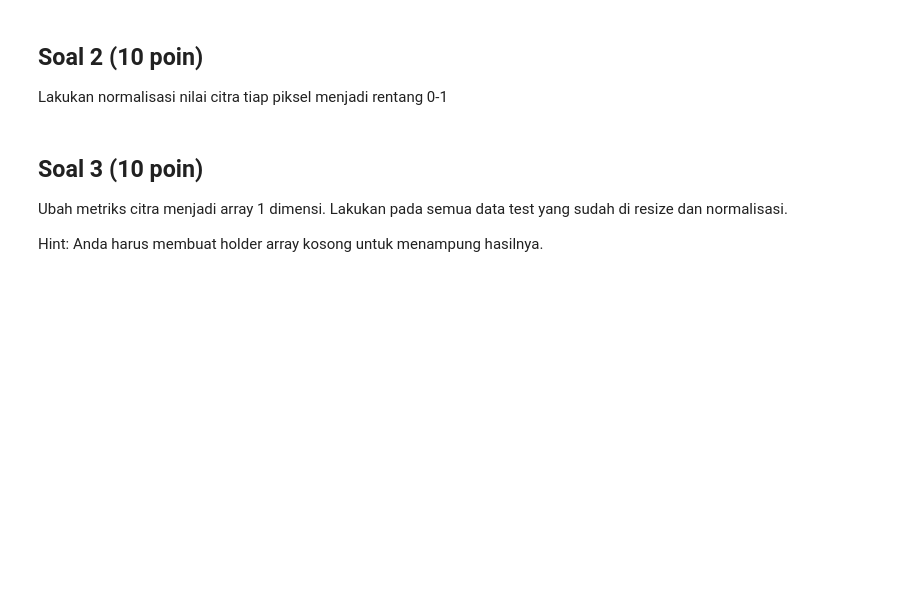
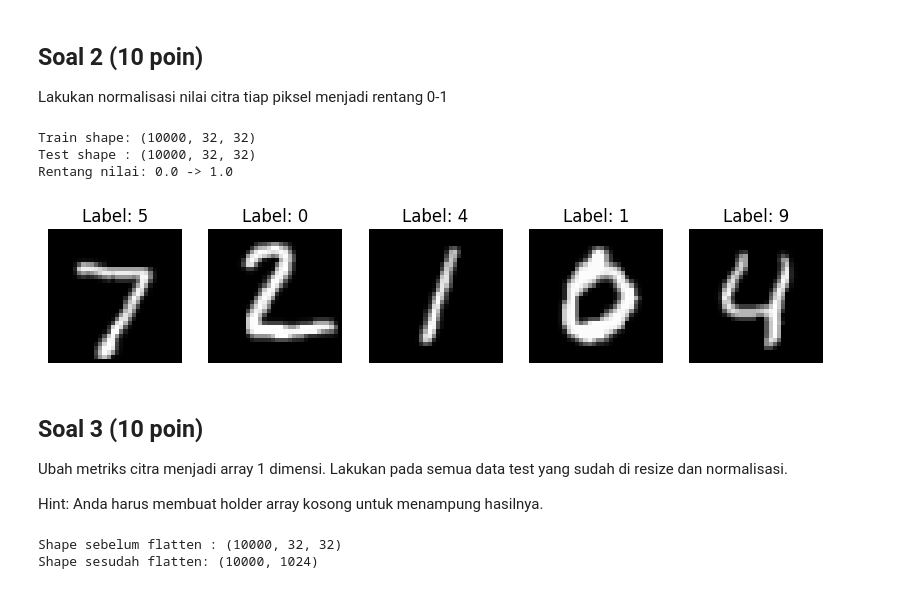
Before and after one commit to annisakrnn/Machine-Learning_2025, a Jupyter notebook: JS04_SOAL_KUIS1_ML.ipynb, the cells around one changed output. Drawn from its saved outputs; the diff is of its cells as text; code cells hidden in the pictures; blank space fills up the shorter version.

```diff
--- a/JS04_SOAL_KUIS1_ML.ipynb
+++ b/JS04_SOAL_KUIS1_ML.ipynb
@@ -422,3 +442,26 @@ Lakukan normalisasi nilai citra tiap piksel menjadi rentang 0-1
+# %%
+X_train_ = np.array([cv2.resize(img, (32, 32)) for img in X_train])
+X_test_  = np.array([cv2.resize(img, (32, 32)) for img in X_test])
+
+X_norm = X_train_.astype("float32") / 255.0
+X_norm  = X_test_.astype("float32") / 255.0
+
+print("Train shape:", X_norm.shape)
+print("Test shape :", X_norm.shape)
+print("Rentang nilai:", X_norm.min(), "->", X_norm.max())
+
+plt.figure(figsize=(10,2))
+for i in range(5):
+    plt.subplot(1,5,i+1)
+    plt.imshow(X_norm[i], cmap="gray")
+    plt.title(f"Label: {y_train[i]}")
+    plt.axis("off")
+plt.show()
+# %% [output]
+Train shape: (10000, 32, 32)
+Test shape : (10000, 32, 32)
+Rentang nilai: 0.0 -> 1.0
+[figure, added]
 # %% [markdown]
 ## Soal 3 (10 poin)
 Ubah metriks citra menjadi array 1 dimensi. Lakukan pada semua data test yang sudah di resize dan normalisasi.
@@ -430,0 +470,12 @@ Hint: Anda harus membuat holder array kosong untuk menampung hasilnya.
+# %%
+X_test_citra = np.zeros((X_norm.shape[0], X_norm.shape[1] * X_norm.shape[2]))
+
+# Loop untuk flatten tiap citra
+for i in range(X_norm.shape[0]):
+    X_test_citra[i, :] = X_norm[i].flatten()
+
+print("Shape sebelum flatten :", X_norm.shape)
+print("Shape sesudah flatten:", X_test_citra.shape)
+# %% [output]
+Shape sebelum flatten : (10000, 32, 32)
+Shape sesudah flatten: (10000, 1024)
```
Also changed, not shown: parts of 8 cells of this notebook.
